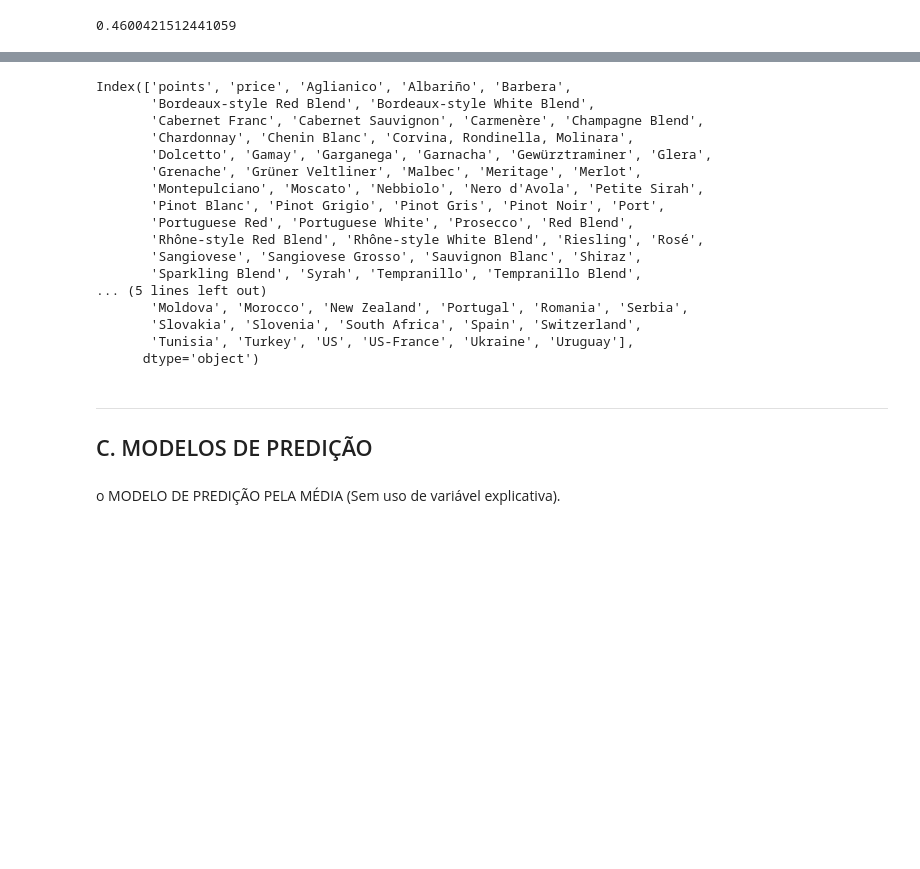
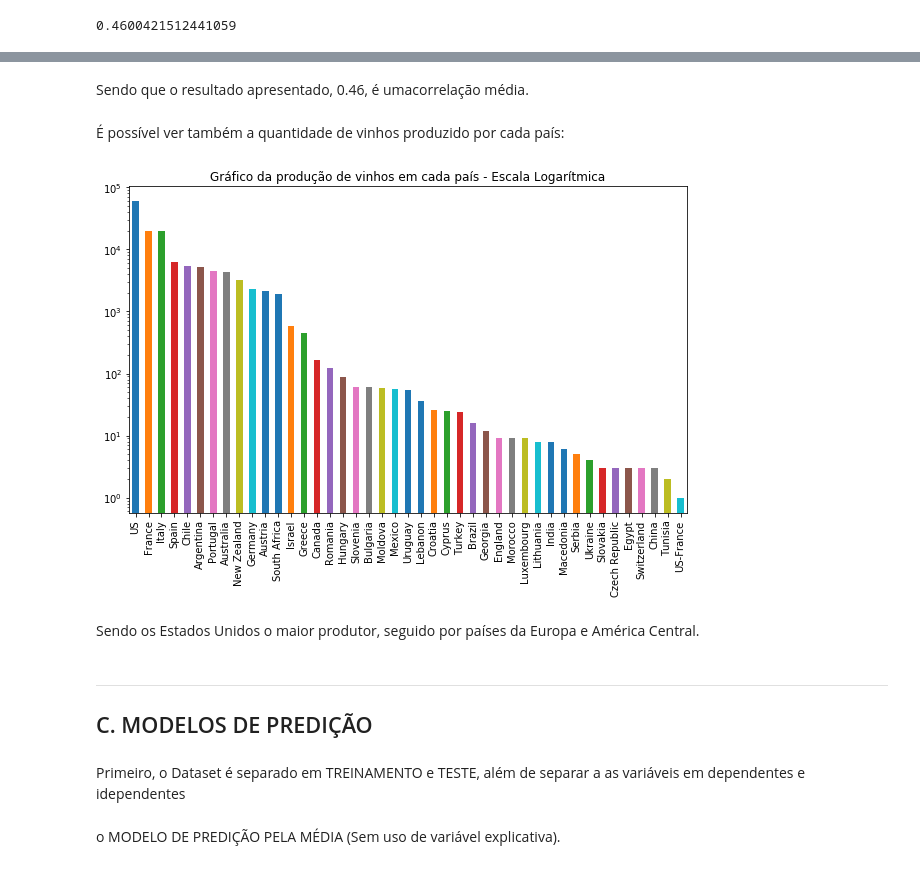
Before and after one commit to FidyBack/projeto_Cdata, a Jupyter notebook: Projeto 3 - Previsão de preço de Vinhos/Projeto3_grupo_6_vinhos.ipynb, the cells around one changed output, grey strips where cells are left out. Drawn from its saved outputs; the diff is of its cells as text; code cells hidden in the pictures; blank space fills up the shorter version.

```diff
--- a/Projeto 3 - Previsão de preço de Vinhos/Projeto3_grupo_6_vinhos.ipynb
+++ b/Projeto 3 - Previsão de preço de Vinhos/Projeto3_grupo_6_vinhos.ipynb
@@ -205,20 +187,0 @@ del novo_x['country']
-# %%
-novo_x.columns
-# %% [output]
-Index(['points', 'price', 'Aglianico', 'Albariño', 'Barbera',
-       'Bordeaux-style Red Blend', 'Bordeaux-style White Blend',
-       'Cabernet Franc', 'Cabernet Sauvignon', 'Carmenère', 'Champagne Blend',
-       'Chardonnay', 'Chenin Blanc', 'Corvina, Rondinella, Molinara',
-       'Dolcetto', 'Gamay', 'Garganega', 'Garnacha', 'Gewürztraminer', 'Glera',
-       'Grenache', 'Grüner Veltliner', 'Malbec', 'Meritage', 'Merlot',
-       'Montepulciano', 'Moscato', 'Nebbiolo', 'Nero d'Avola', 'Petite Sirah',
-       'Pinot Blanc', 'Pinot Grigio', 'Pinot Gris', 'Pinot Noir', 'Port',
-       'Portuguese Red', 'Portuguese White', 'Prosecco', 'Red Blend',
-       'Rhône-style Red Blend', 'Rhône-style White Blend', 'Riesling', 'Rosé',
-       'Sangiovese', 'Sangiovese Grosso', 'Sauvignon Blanc', 'Shiraz',
-       'Sparkling Blend', 'Syrah', 'Tempranillo', 'Tempranillo Blend',
-... (5 lines left out)
-       'Moldova', 'Morocco', 'New Zealand', 'Portugal', 'Romania', 'Serbia',
-       'Slovakia', 'Slovenia', 'South Africa', 'Spain', 'Switzerland',
-       'Tunisia', 'Turkey', 'US', 'US-France', 'Ukraine', 'Uruguay'],
-      dtype='object')
@@ -234,3 +188,18 @@ X_train, X_test, y_train, y_test = train_test_split(novo_x, novo_x.price, random
+# %% [markdown]
+Sendo que o resultado apresentado, 0.46, é umacorrelação média.
+# %% [markdown]
+É possível ver também a quantidade de vinhos produzido por cada país:
+# %%
+dfc_country = data_freq.country.value_counts()
+dfc_country.plot(kind='bar', figsize=(10,6))
+plt.yscale('log')
+plt.title("Gráfico da produção de vinhos em cada país - Escala Logarítmica");
+# %% [output]
+[figure, added]
+# %% [markdown]
+Sendo os Estados Unidos o maior produtor, seguido por países da Europa e América Central.
 # %% [markdown]
 ___
 ## C. MODELOS DE PREDIÇÃO
+# %% [markdown]
+Primeiro, o Dataset é separado em TREINAMENTO e TESTE, além de separar a as variáveis em dependentes e idependentes
```
Also changed, not shown: parts of 80 cells of this notebook.
